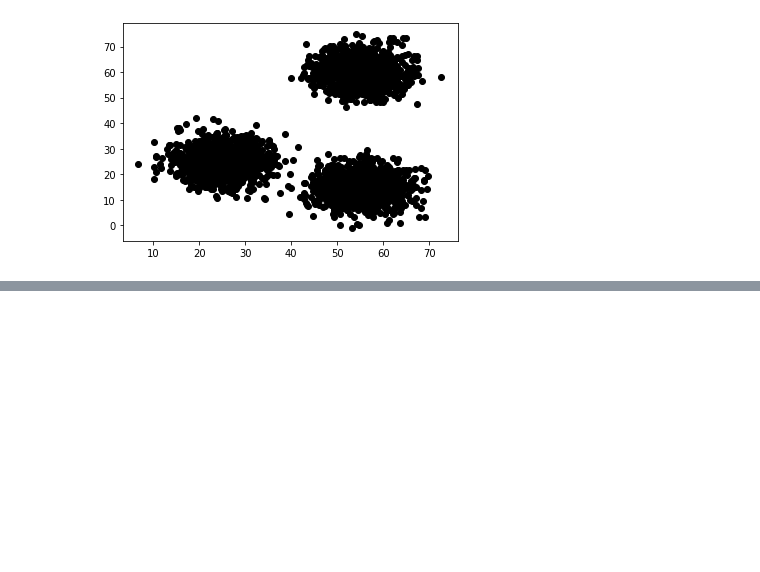
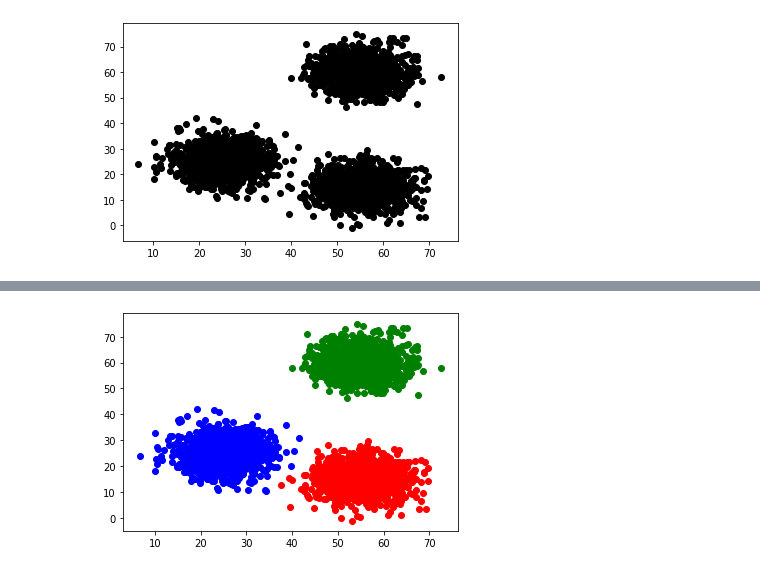
Before and after one commit to Furkan-Gulsen/veri_bilimi_ve_makine_ogrenmesi, a Jupyter notebook: Makine Öğrenmesi - Doğrusal Regresyon/K-means Clustering.ipynb, the cells around one changed output, grey strips where cells are left out. Cells and saved outputs as stored; diff of their text form; code cells hidden in the pictures; blank space fills up the shorter version.

```diff
--- a/Makine Öğrenmesi - Doğrusal Regresyon/K-means Clustering.ipynb
+++ b/Makine Öğrenmesi - Doğrusal Regresyon/K-means Clustering.ipynb
@@ -91,0 +117,3 @@ plt.show()
+# %%
+data["label"] = clusters
+data
@@ -91,0 +134,8 @@ plt.show()
+# %%
+# şimdi grafik yaparak düzgün ayırıp ayırmadığına bakalım
+plt.scatter(data.x[data.label == 0],data.y[data.label == 0],color="red")
+plt.scatter(data.x[data.label == 1],data.y[data.label == 1],color="green")
+plt.scatter(data.x[data.label == 2],data.y[data.label == 2],color="blue")
+plt.show()
+# %% [output]
+[figure, added]
```
Also changed, not shown: parts of 5 cells of this notebook.
